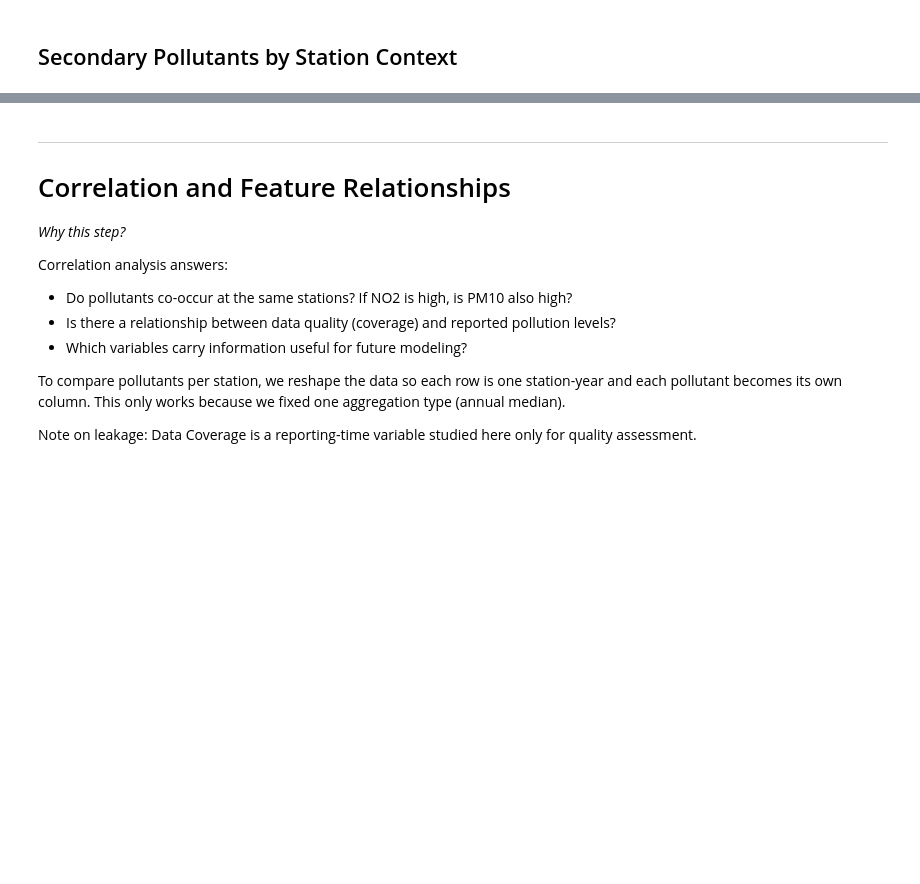
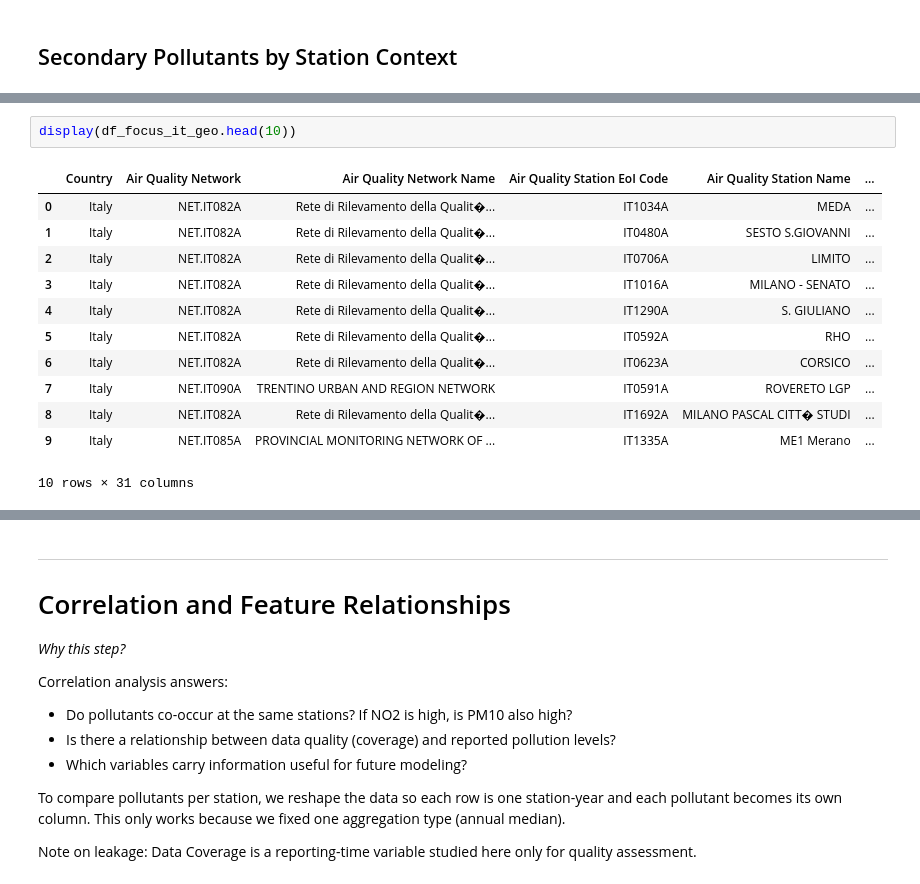
Before and after one commit to yelenashabanova/GrandChallengeAccenture, a Jupyter notebook: main.ipynb, the cells around one changed output, grey strips where cells are left out. Saved outputs shown, nothing was run; the diff lists cells and outputs as text; blank space fills up the shorter version.

```diff
--- a/main.ipynb
+++ b/main.ipynb
@@ -1012,0 +1331,15 @@ Key spatial findings:
+# %%
+display(df_focus_it_geo.head(10))
+# %% [output]
+|  | Country | Air Quality Network | Air Quality Network Name | Air Quality Station EoI Code | Air Quality Station Name | ... |
+| 0 | Italy | NET.IT082A | Rete di Rilevamento della Qualit�... | IT1034A | MEDA | ... |
+| 1 | Italy | NET.IT082A | Rete di Rilevamento della Qualit�... | IT0480A | SESTO S.GIOVANNI | ... |
+| 2 | Italy | NET.IT082A | Rete di Rilevamento della Qualit�... | IT0706A | LIMITO | ... |
+| 3 | Italy | NET.IT082A | Rete di Rilevamento della Qualit�... | IT1016A | MILANO - SENATO | ... |
+| 4 | Italy | NET.IT082A | Rete di Rilevamento della Qualit�... | IT1290A | S. GIULIANO | ... |
+| 5 | Italy | NET.IT082A | Rete di Rilevamento della Qualit�... | IT0592A | RHO | ... |
+| 6 | Italy | NET.IT082A | Rete di Rilevamento della Qualit�... | IT0623A | CORSICO | ... |
+| 7 | Italy | NET.IT090A | TRENTINO URBAN AND REGION NETWORK | IT0591A | ROVERETO LGP | ... |
+| 8 | Italy | NET.IT082A | Rete di Rilevamento della Qualit�... | IT1692A | MILANO PASCAL CITT� STUDI | ... |
+| 9 | Italy | NET.IT085A | PROVINCIAL MONITORING NETWORK OF ... | IT1335A | ME1 Merano | ... |
+10 rows × 31 columns
```
Also changed, not shown: parts of 25 cells of this notebook, 28 other files.
